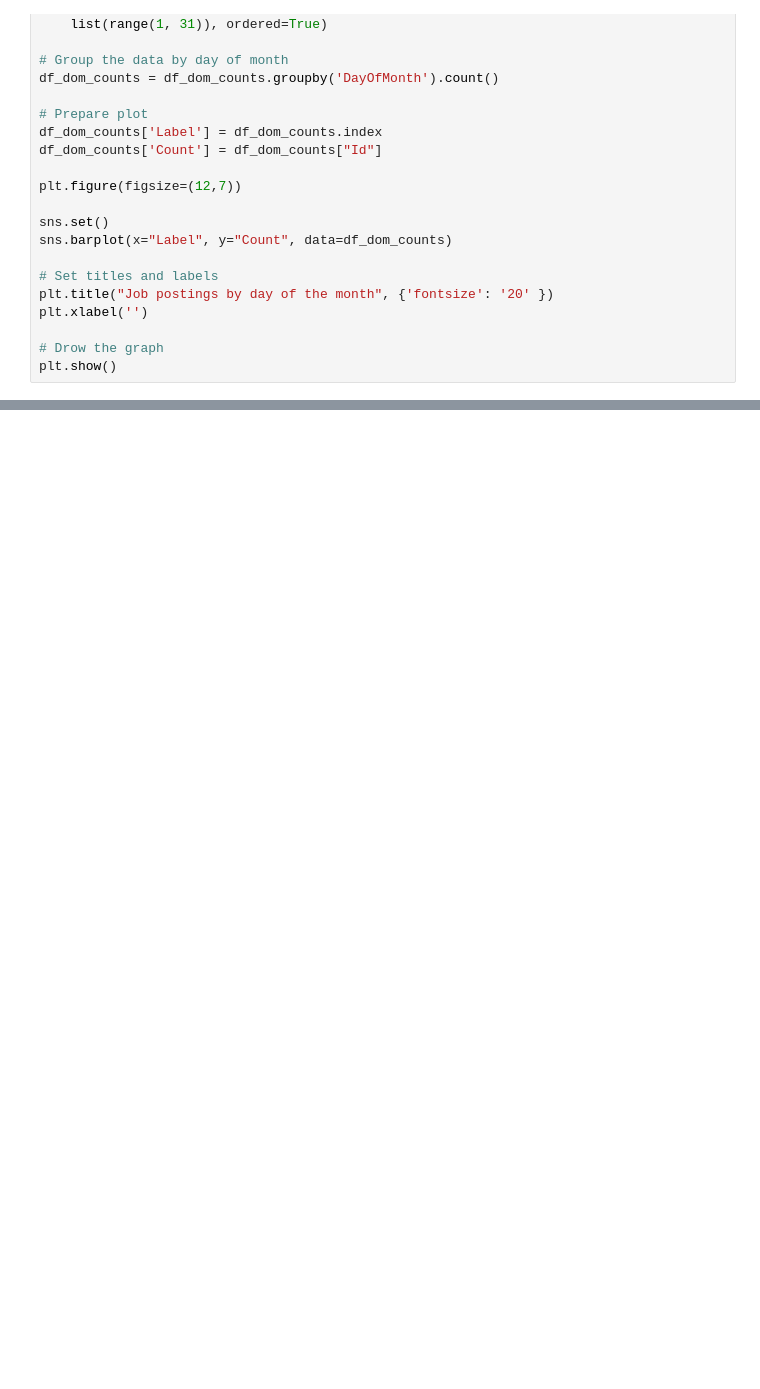
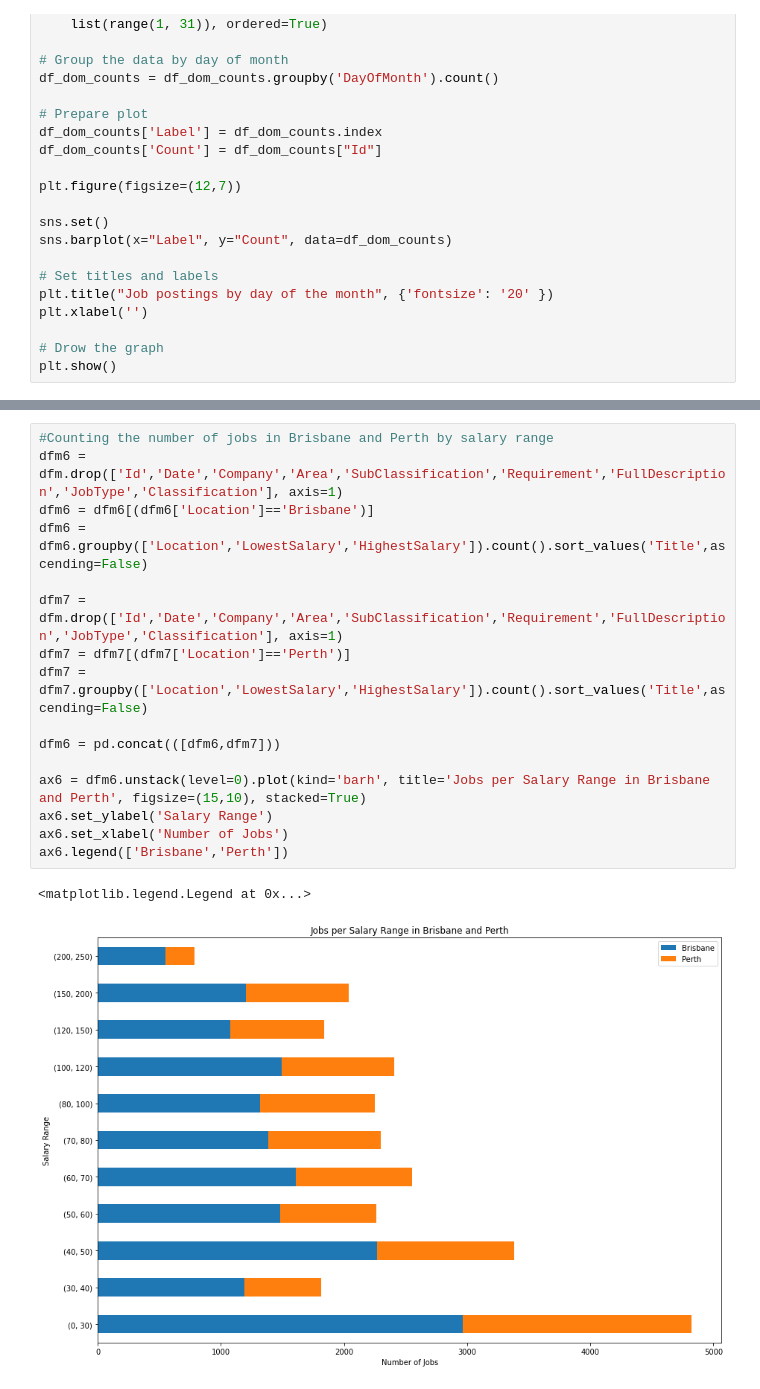
Before and after one commit to muriloOliveira7/7030ICTAssignmentPart2, a Jupyter notebook: job_market.ipynb, the cells around one changed output, grey strips where cells are left out. Saved outputs shown, nothing was run; the diff lists cells and outputs as text; blank space fills up the shorter version.

```diff
--- a/job_market.ipynb
+++ b/job_market.ipynb
@@ -137,0 +253,19 @@ plt.title("Job postings over time by city", {'fontsize': '20' })
+# %%
+#Counting the number of jobs in Brisbane and Perth by salary range
+dfm6 = dfm.drop(['Id','Date','Company','Area','SubClassification','Requirement','FullDescription','JobType','Classification'], axis=1)
+dfm6 = dfm6[(dfm6['Location']=='Brisbane')]
+dfm6 = dfm6.groupby(['Location','LowestSalary','HighestSalary']).count().sort_values('Title',ascending=False)
+
+dfm7 = dfm.drop(['Id','Date','Company','Area','SubClassification','Requirement','FullDescription','JobType','Classification'], axis=1)
+dfm7 = dfm7[(dfm7['Location']=='Perth')]
+dfm7 = dfm7.groupby(['Location','LowestSalary','HighestSalary']).count().sort_values('Title',ascending=False)
+
+dfm6 = pd.concat(([dfm6,dfm7]))
+
+ax6 = dfm6.unstack(level=0).plot(kind='barh', title='Jobs per Salary Range in Brisbane and Perth', figsize=(15,10), stacked=True)
+ax6.set_ylabel('Salary Range')
+ax6.set_xlabel('Number of Jobs')
+ax6.legend(['Brisbane','Perth'])
+# %% [output]
+<matplotlib.legend.Legend at 0x...>
+[figure, added]
```
Also changed, not shown: parts of 11 cells of this notebook.
